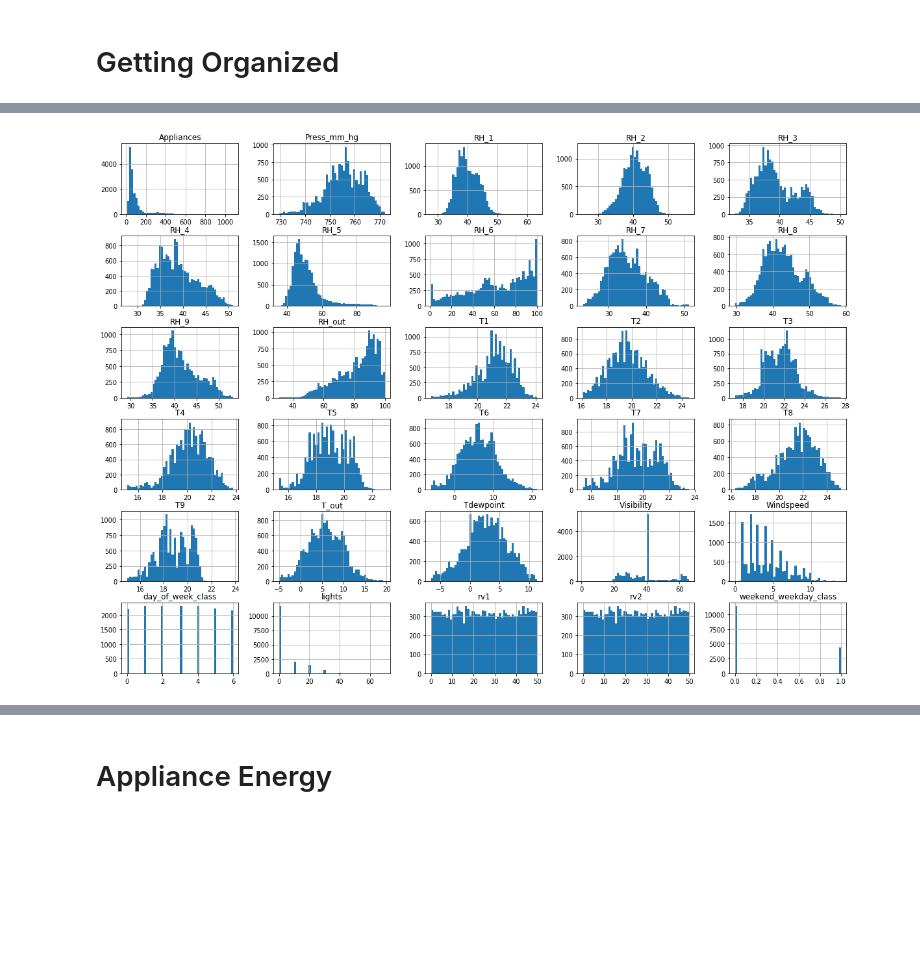
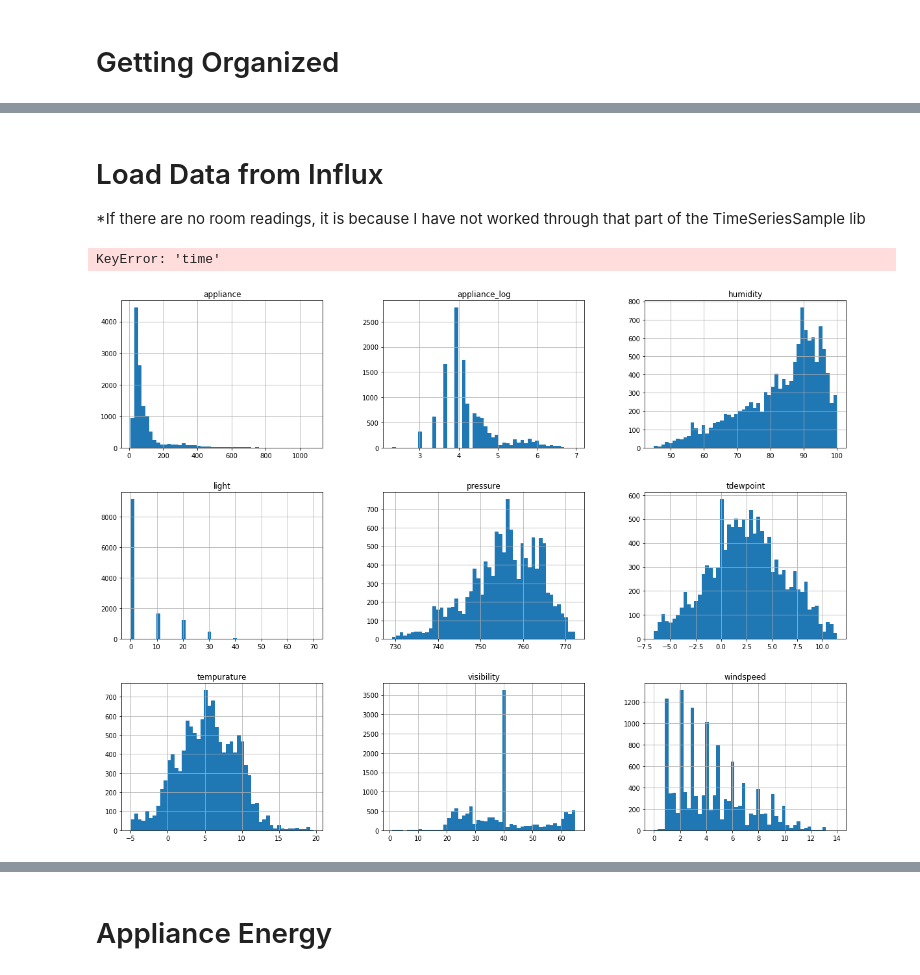
Before and after one commit to npendicott/energy-exploration, a Jupyter notebook: 2_using_lib.ipynb, the cells around one changed output, grey strips where cells are left out. Cells and saved outputs as stored; diff of their text form; code cells hidden in the pictures; blank space fills up the shorter version.

```diff
--- a/2_using_lib.ipynb
+++ b/2_using_lib.ipynb
@@ -75,0 +48,26 @@ energy_series.base.describe()
+# %% [markdown]
+# Load Data from Influx
+*If there are no room readings, it is because I have not worked through that part of the TimeSeriesSample lib
+# %%
+energy_connection = EnergyConnection()
+
+# Generate frames from connections
+sample_frame = energy_connection.sample_series('energy_readings')
+
+# TODO: Rooms/QL Extract
+
+sample_frame = energy_connection.sample_series('external_readings', append_frame=sample_frame)
+
+# Add to object
+sample = TimeSeriesSample(sample_frame, 'time')
+# %%
+#TODO: Broken bc time is now the actual index, need to modify w/o 'key'
+# Decomp
+sample.day_of_week_class()
+sample.weekend_weekday_class()
+
+sample.clean_lights()
+
+sample.base.describe()
+# %% [output]
+KeyError: 'time'
@@ -76,7 +76,7 @@ energy_series.base.describe()
 # %%
 %matplotlib inline
 import matplotlib.pyplot as plt
-energy_series.base.hist(bins=50, figsize=(20,15))
+sample.base.hist(bins=50, figsize=(20,15))
 plt.show()
 # %% [output]
-[figure, old version]
+[figure, new version]
```
Also changed, not shown: parts of 62 cells of this notebook, 1 other file.
